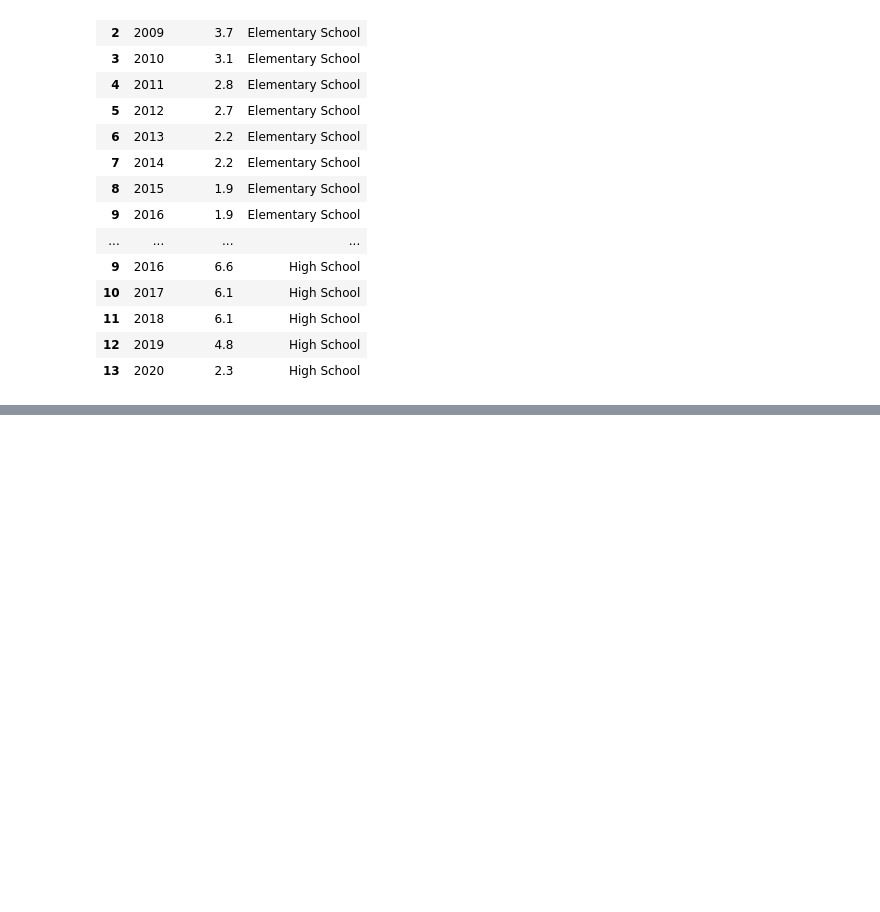
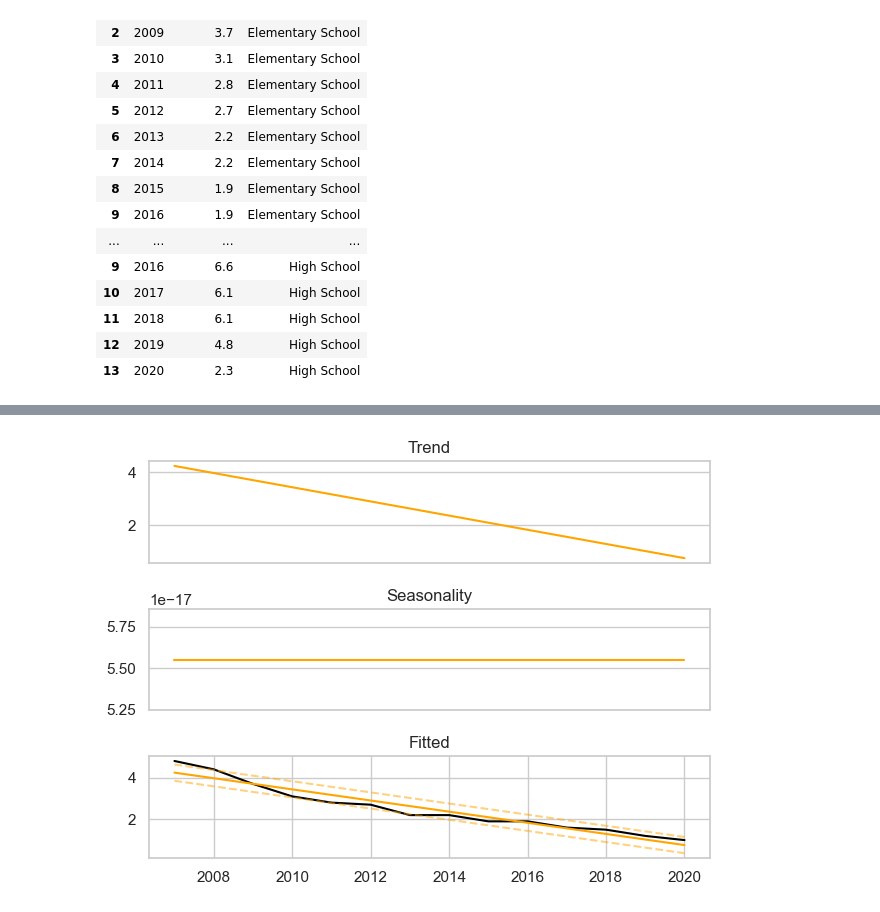
Before and after one commit to aianshay/covid-impacts-on-education, a Jupyter notebook: viz_rq5.ipynb, the cells around one changed output, grey strips where cells are left out. Cells and saved outputs as stored; diff of their text form; code cells hidden in the pictures; blank space fills up the shorter version.

```diff
--- a/viz_rq5.ipynb
+++ b/viz_rq5.ipynb
@@ -263,0 +323,4 @@ Successfully installed ThymeBoost-0.1.3 more-itertools-8.10.0
+# %%
+boosted_model.plot_components(output)
+# %% [output]
+[figure, added]
```
Also changed, not shown: parts of 13 cells of this notebook.
